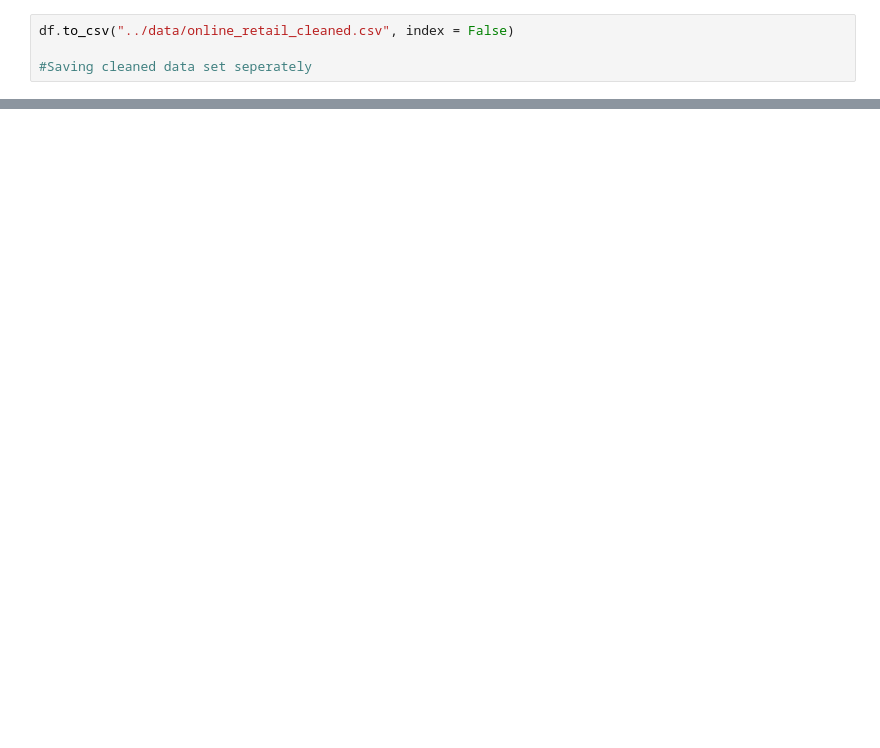
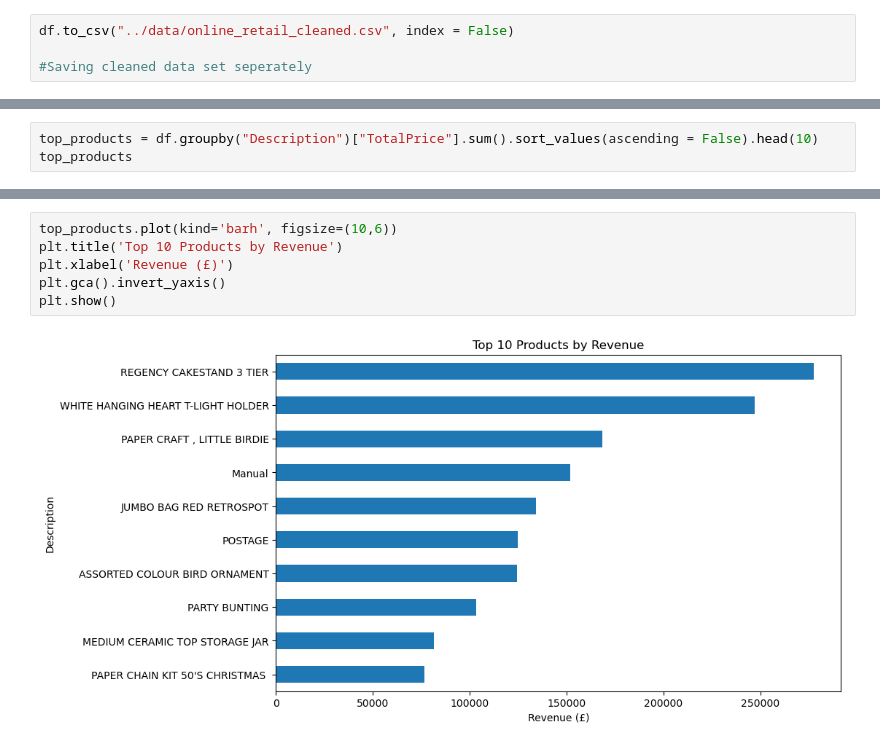
Before and after one commit to AniketChakraborty1110/customer-segmentation-retention, a Jupyter notebook: notebooks/1_understanding_data.ipynb, the cells around one changed output, grey strips where cells are left out. Cells and saved outputs as stored; diff of their text form; blank space fills up the shorter version.

```diff
--- a/notebooks/1_understanding_data.ipynb
+++ b/notebooks/1_understanding_data.ipynb
@@ -133,0 +172,3 @@ df.head()
+# %%
+top_products = df.groupby("Description")["TotalPrice"].sum().sort_values(ascending = False).head(10)
+top_products
@@ -133,0 +204,8 @@ df.head()
+# %%
+top_products.plot(kind='barh', figsize=(10,6))
+plt.title('Top 10 Products by Revenue')
+plt.xlabel('Revenue (£)')
+plt.gca().invert_yaxis()
+plt.show()
+# %% [output]
+[figure, added]
```
Also changed, not shown: parts of 16 cells of this notebook.
